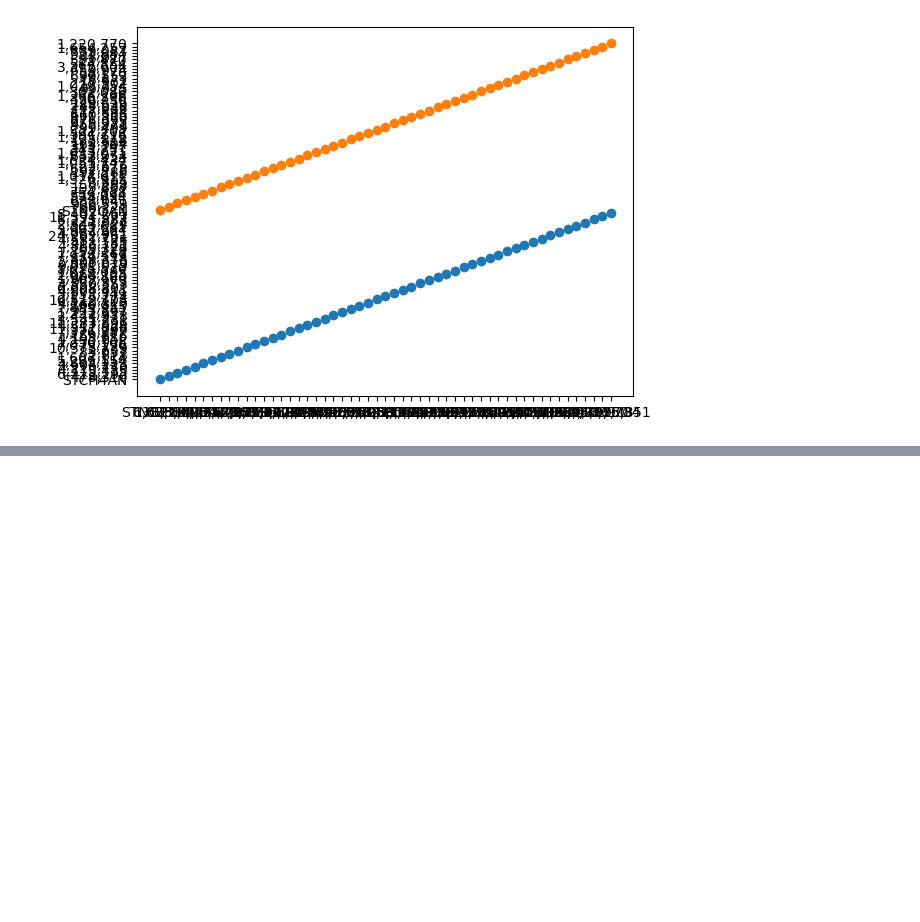
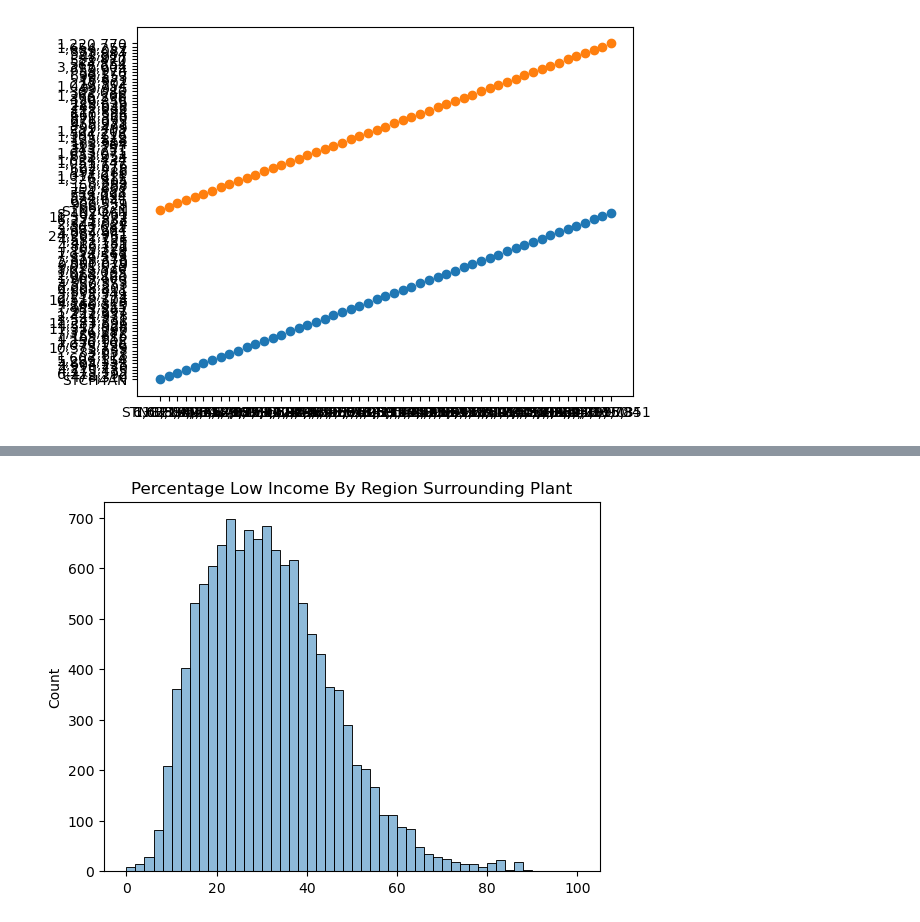
Before and after one commit to reilyfairchild/Data102_Final_Project, a Jupyter notebook: dataset_3_EDA.ipynb, the cells around one changed output, grey strips where cells are left out. Saved outputs shown, nothing was run; the diff lists cells and outputs as text; code cells hidden in the pictures; blank space fills up the shorter version.

```diff
--- a/dataset_3_EDA.ipynb
+++ b/dataset_3_EDA.ipynb
@@ -107,0 +82,6 @@ sns.histplot(egrid_demo["People of Color (%)"])
+# %%
+sns.histplot(egrid_demo_multiindex["Low Income (%)"], bins = 50, legend=False)
+plt.title('Percentage Low Income By Region Surrounding Plant')
+plt.show()
+# %% [output]
+[figure, added]
```
Also changed, not shown: parts of 13 cells of this notebook.
